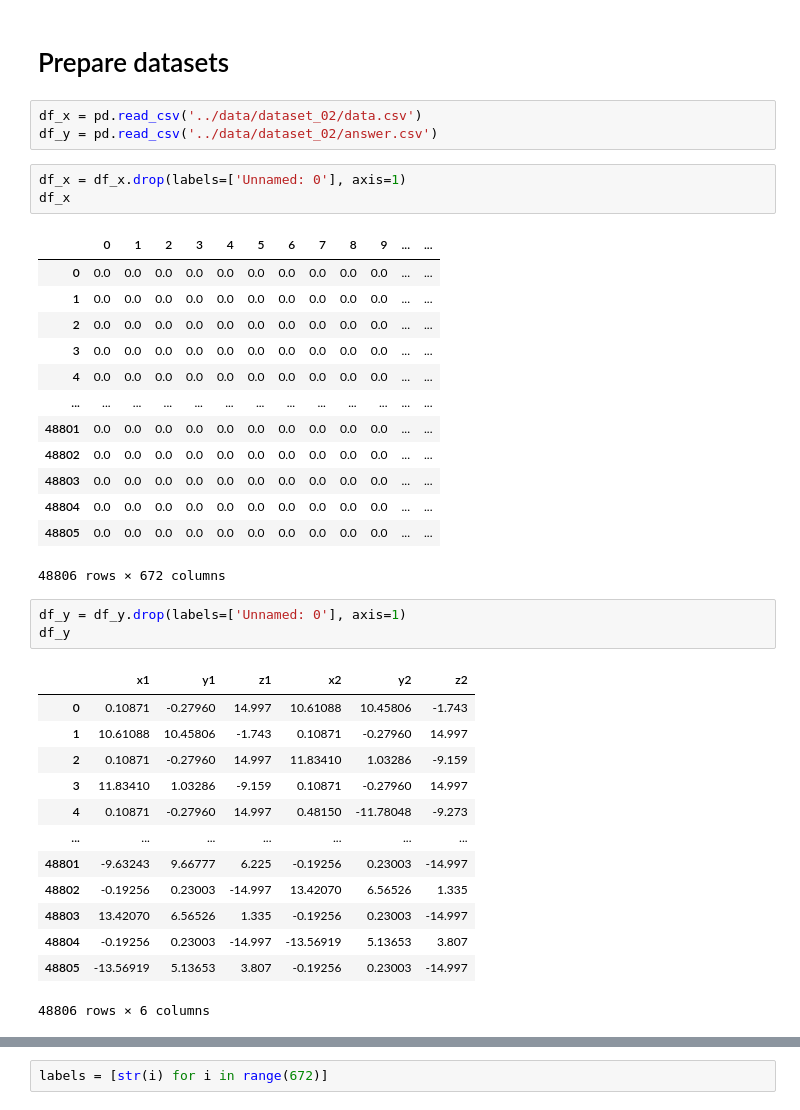
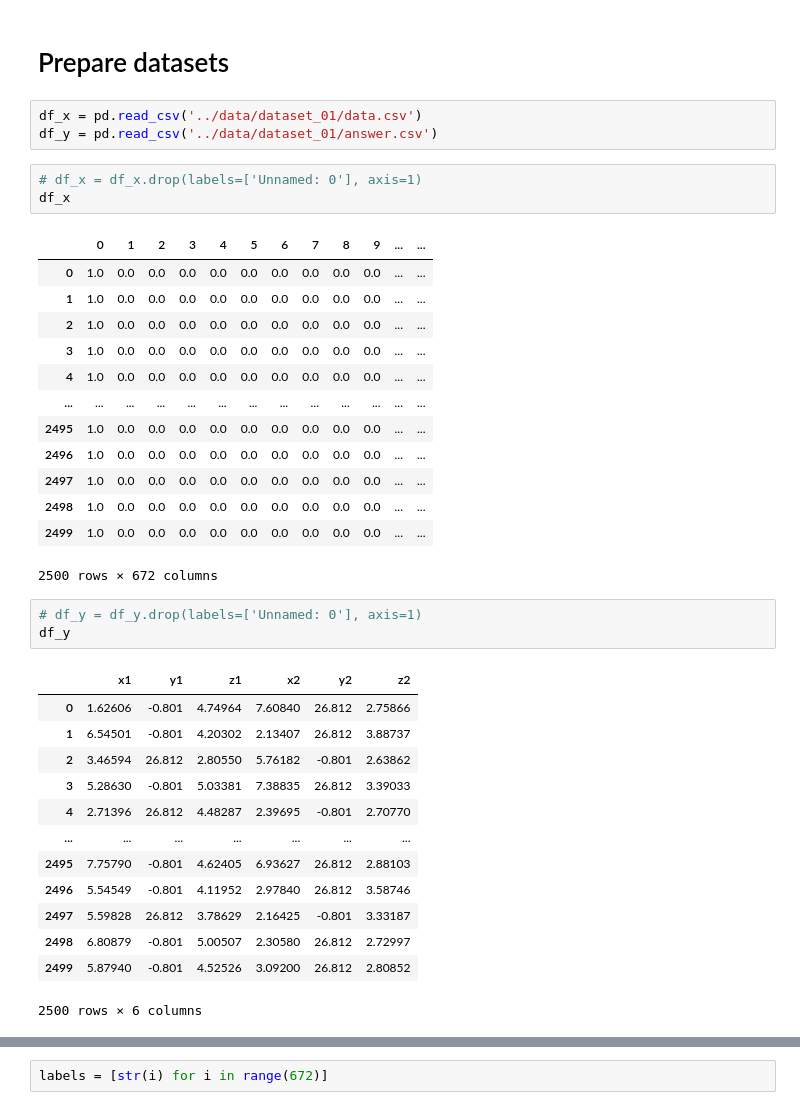
Before and after one commit to mawerid/muon_NN_NEVOD, a Jupyter notebook: model/CNN_V2.ipynb, the cells around one changed output, grey strips where cells are left out. Cells and saved outputs as stored; diff of their text form.

```diff
--- a/model/CNN_V2.ipynb
+++ b/model/CNN_V2.ipynb
@@ -12,42 +12,42 @@ from scipy import stats
 # %% [markdown]
 # Prepare datasets
 # %%
-df_x = pd.read_csv('../data/dataset_02/data.csv')
-df_y = pd.read_csv('../data/dataset_02/answer.csv')
+df_x = pd.read_csv('../data/dataset_01/data.csv')
+df_y = pd.read_csv('../data/dataset_01/answer.csv')
 # %%
-df_x = df_x.drop(labels=['Unnamed: 0'], axis=1)
+# df_x = df_x.drop(labels=['Unnamed: 0'], axis=1)
 df_x
 # %% [output]
 |  | 0 | 1 | 2 | 3 | 4 | 5 | 6 | 7 | 8 | 9 | ... | ... |
-| 0 | 0.0 | 0.0 | 0.0 | 0.0 | 0.0 | 0.0 | 0.0 | 0.0 | 0.0 | 0.0 | ... | ... |
-| 1 | 0.0 | 0.0 | 0.0 | 0.0 | 0.0 | 0.0 | 0.0 | 0.0 | 0.0 | 0.0 | ... | ... |
-| 2 | 0.0 | 0.0 | 0.0 | 0.0 | 0.0 | 0.0 | 0.0 | 0.0 | 0.0 | 0.0 | ... | ... |
-| 3 | 0.0 | 0.0 | 0.0 | 0.0 | 0.0 | 0.0 | 0.0 | 0.0 | 0.0 | 0.0 | ... | ... |
-| 4 | 0.0 | 0.0 | 0.0 | 0.0 | 0.0 | 0.0 | 0.0 | 0.0 | 0.0 | 0.0 | ... | ... |
+| 0 | 1.0 | 0.0 | 0.0 | 0.0 | 0.0 | 0.0 | 0.0 | 0.0 | 0.0 | 0.0 | ... | ... |
+| 1 | 1.0 | 0.0 | 0.0 | 0.0 | 0.0 | 0.0 | 0.0 | 0.0 | 0.0 | 0.0 | ... | ... |
+| 2 | 1.0 | 0.0 | 0.0 | 0.0 | 0.0 | 0.0 | 0.0 | 0.0 | 0.0 | 0.0 | ... | ... |
+| 3 | 1.0 | 0.0 | 0.0 | 0.0 | 0.0 | 0.0 | 0.0 | 0.0 | 0.0 | 0.0 | ... | ... |
+| 4 | 1.0 | 0.0 | 0.0 | 0.0 | 0.0 | 0.0 | 0.0 | 0.0 | 0.0 | 0.0 | ... | ... |
 | ... | ... | ... | ... | ... | ... | ... | ... | ... | ... | ... | ... | ... |
-| 48801 | 0.0 | 0.0 | 0.0 | 0.0 | 0.0 | 0.0 | 0.0 | 0.0 | 0.0 | 0.0 | ... | ... |
-| 48802 | 0.0 | 0.0 | 0.0 | 0.0 | 0.0 | 0.0 | 0.0 | 0.0 | 0.0 | 0.0 | ... | ... |
-| 48803 | 0.0 | 0.0 | 0.0 | 0.0 | 0.0 | 0.0 | 0.0 | 0.0 | 0.0 | 0.0 | ... | ... |
-| 48804 | 0.0 | 0.0 | 0.0 | 0.0 | 0.0 | 0.0 | 0.0 | 0.0 | 0.0 | 0.0 | ... | ... |
-| 48805 | 0.0 | 0.0 | 0.0 | 0.0 | 0.0 | 0.0 | 0.0 | 0.0 | 0.0 | 0.0 | ... | ... |
+| 2495 | 1.0 | 0.0 | 0.0 | 0.0 | 0.0 | 0.0 | 0.0 | 0.0 | 0.0 | 0.0 | ... | ... |
+| 2496 | 1.0 | 0.0 | 0.0 | 0.0 | 0.0 | 0.0 | 0.0 | 0.0 | 0.0 | 0.0 | ... | ... |
+| 2497 | 1.0 | 0.0 | 0.0 | 0.0 | 0.0 | 0.0 | 0.0 | 0.0 | 0.0 | 0.0 | ... | ... |
+| 2498 | 1.0 | 0.0 | 0.0 | 0.0 | 0.0 | 0.0 | 0.0 | 0.0 | 0.0 | 0.0 | ... | ... |
+| 2499 | 1.0 | 0.0 | 0.0 | 0.0 | 0.0 | 0.0 | 0.0 | 0.0 | 0.0 | 0.0 | ... | ... |
-48806 rows × 672 columns
+2500 rows × 672 columns
 # %%
-df_y = df_y.drop(labels=['Unnamed: 0'], axis=1)
+# df_y = df_y.drop(labels=['Unnamed: 0'], axis=1)
 df_y
 # %% [output]
 |  | x1 | y1 | z1 | x2 | y2 | z2 |
-| 0 | 0.10871 | -0.27960 | 14.997 | 10.61088 | 10.45806 | -1.743 |
-| 1 | 10.61088 | 10.45806 | -1.743 | 0.10871 | -0.27960 | 14.997 |
-| 2 | 0.10871 | -0.27960 | 14.997 | 11.83410 | 1.03286 | -9.159 |
-| 3 | 11.83410 | 1.03286 | -9.159 | 0.10871 | -0.27960 | 14.997 |
-| 4 | 0.10871 | -0.27960 | 14.997 | 0.48150 | -11.78048 | -9.273 |
+| 0 | 1.62606 | -0.801 | 4.74964 | 7.60840 | 26.812 | 2.75866 |
+| 1 | 6.54501 | -0.801 | 4.20302 | 2.13407 | 26.812 | 3.88737 |
+| 2 | 3.46594 | 26.812 | 2.80550 | 5.76182 | -0.801 | 2.63862 |
+| 3 | 5.28630 | -0.801 | 5.03381 | 7.38835 | 26.812 | 3.39033 |
+| 4 | 2.71396 | 26.812 | 4.48287 | 2.39695 | -0.801 | 2.70770 |
 | ... | ... | ... | ... | ... | ... | ... |
-| 48801 | -9.63243 | 9.66777 | 6.225 | -0.19256 | 0.23003 | -14.997 |
-| 48802 | -0.19256 | 0.23003 | -14.997 | 13.42070 | 6.56526 | 1.335 |
-| 48803 | 13.42070 | 6.56526 | 1.335 | -0.19256 | 0.23003 | -14.997 |
-| 48804 | -0.19256 | 0.23003 | -14.997 | -13.56919 | 5.13653 | 3.807 |
-| 48805 | -13.56919 | 5.13653 | 3.807 | -0.19256 | 0.23003 | -14.997 |
+| 2495 | 7.75790 | -0.801 | 4.62405 | 6.93627 | 26.812 | 2.88103 |
+| 2496 | 5.54549 | -0.801 | 4.11952 | 2.97840 | 26.812 | 3.58746 |
+| 2497 | 5.59828 | 26.812 | 3.78629 | 2.16425 | -0.801 | 3.33187 |
+| 2498 | 6.80879 | -0.801 | 5.00507 | 2.30580 | 26.812 | 2.72997 |
+| 2499 | 5.87940 | -0.801 | 4.52526 | 3.09200 | 26.812 | 2.80852 |
-48806 rows × 6 columns
+2500 rows × 6 columns
 # %%
 df = pd.concat([df_x, df_y], axis=1)
 df
```
Also changed, not shown: parts of 16 cells of this notebook, 10 other files.
